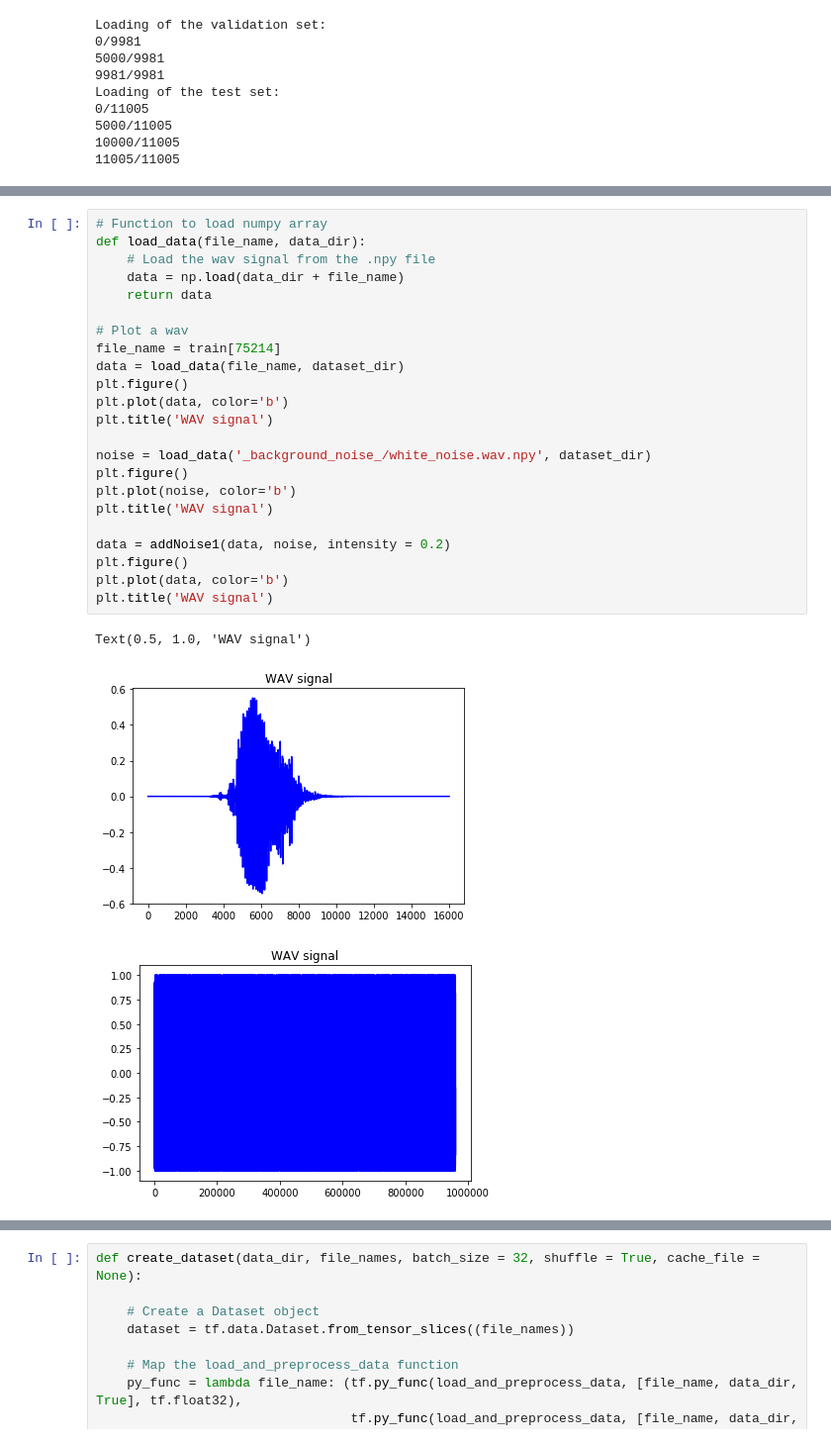
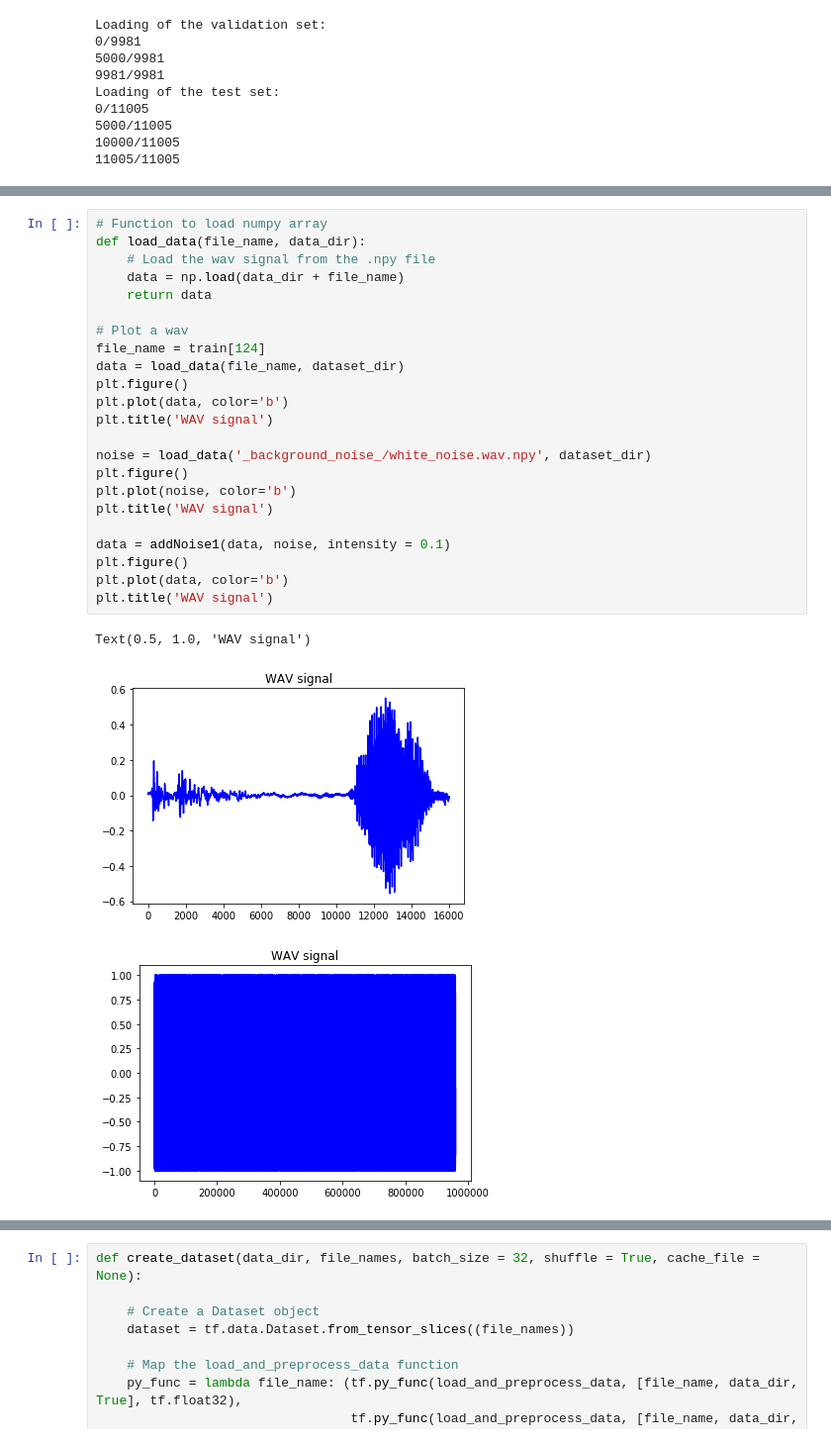
Before and after one commit to XWerer/HDA_Project, a Jupyter notebook: Prova5.ipynb, the cells around one changed output, grey strips where cells are left out. Shown at 99% size. Drawn from its saved outputs; the diff is of its cells as text.

```diff
--- a/Prova5.ipynb
+++ b/Prova5.ipynb
@@ -196,27 +197,27 @@ file: stop/eb3f7d82_nohash_0.wav - label: 10
 # %%
 # Function to load numpy array
 def load_data(file_name, data_dir):
     # Load the wav signal from the .npy file
     data = np.load(data_dir + file_name)
     return data
 
 # Plot a wav
-file_name = train[75214]
+file_name = train[124]
 data = load_data(file_name, dataset_dir)
 plt.figure()
 plt.plot(data, color='b')
 plt.title('WAV signal')
 
 noise = load_data('_background_noise_/white_noise.wav.npy', dataset_dir)
 plt.figure()
 plt.plot(noise, color='b')
 plt.title('WAV signal')
 
-data = addNoise1(data, noise, intensity = 0.2)
+data = addNoise1(data, noise, intensity = 0.1)
 plt.figure()
 plt.plot(data, color='b')
 plt.title('WAV signal')
 # %% [output]
 Text(0.5, 1.0, 'WAV signal')
-[figure, old version]
+[figure, new version]
 [figure]
```
Also changed, not shown: parts of 16 cells of this notebook, 7 other files.
